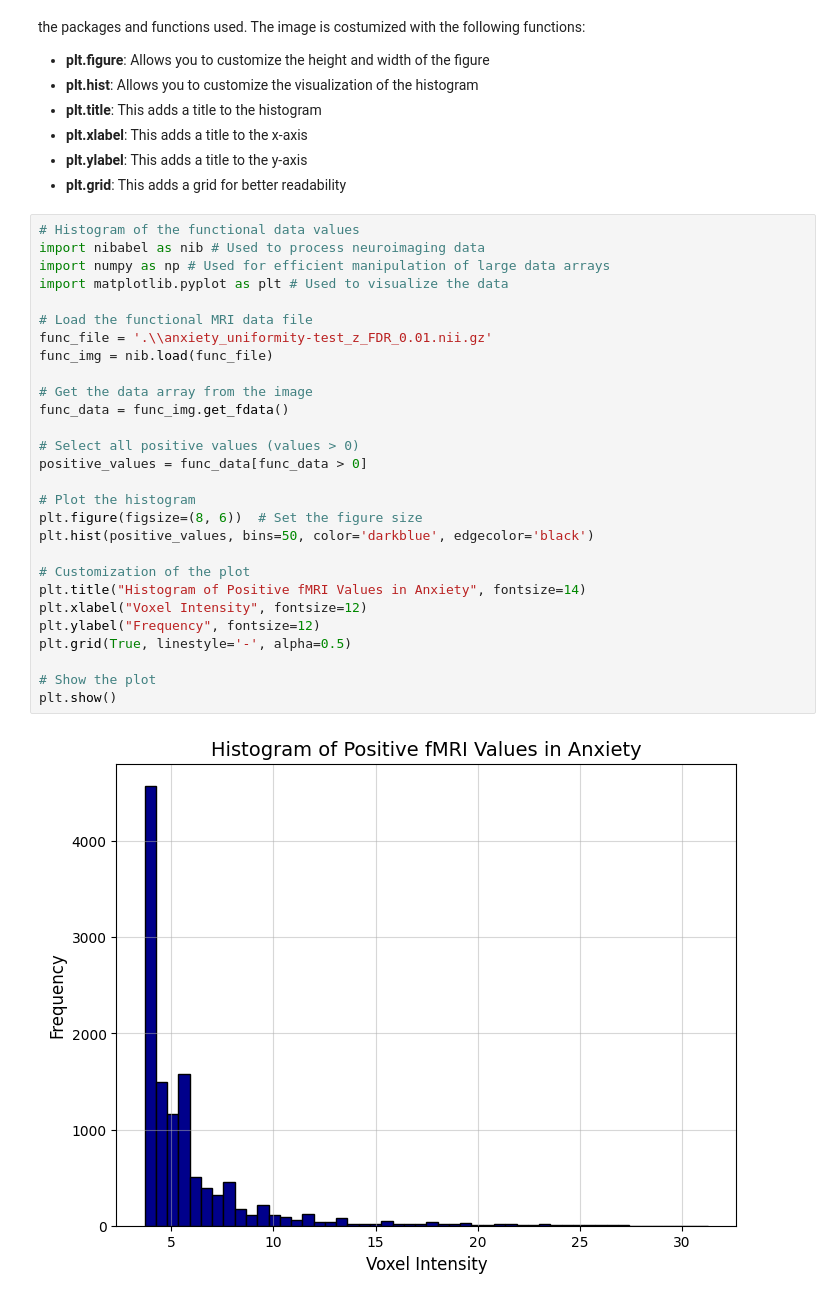
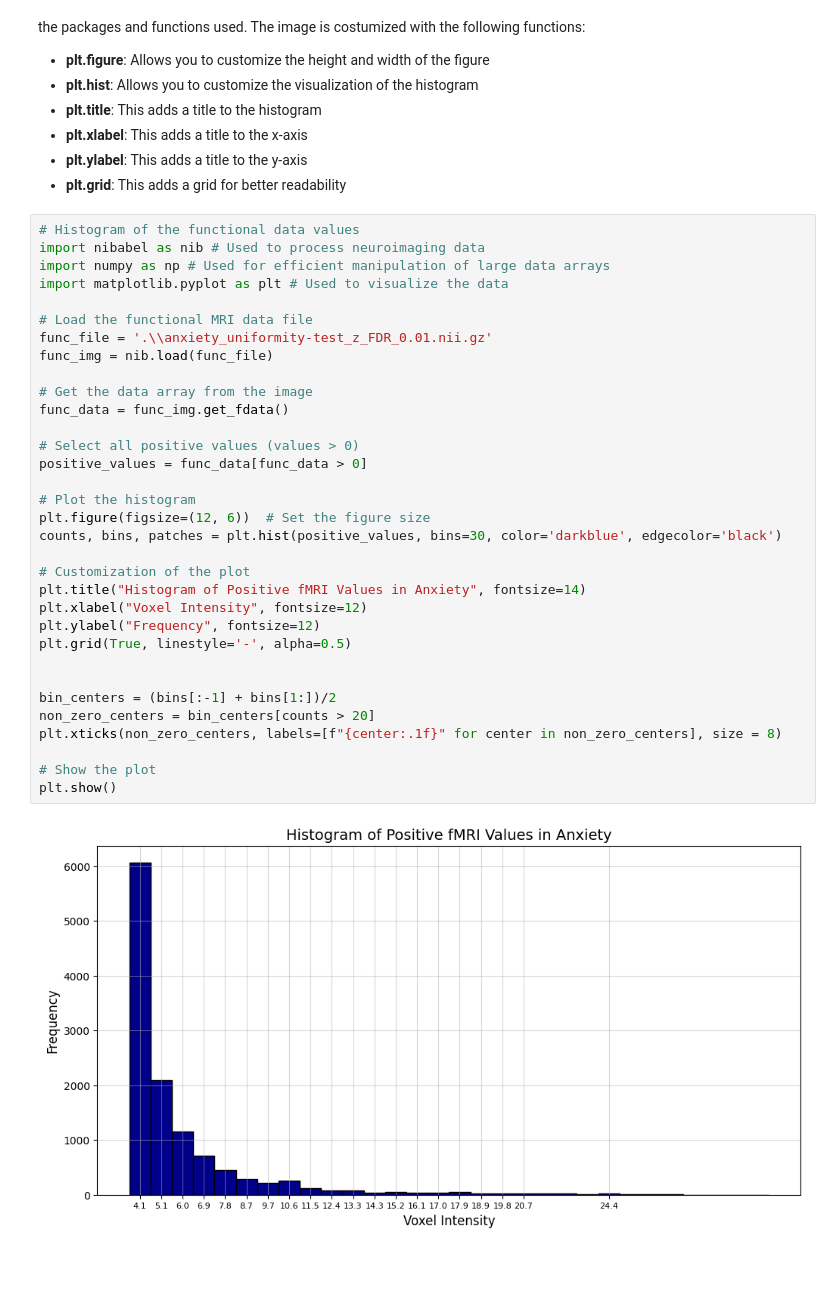
Before and after one commit to DaniqueKreike/Home-Assignment-Programming, a Jupyter notebook: VU Programming VScode Home Assignment.ipynb, the cells around one changed output. Drawn from its saved outputs; the diff is of its cells as text; blank space fills up the shorter version.

Commit message:
Very nice code! I added some x-axis ticks for the specific bins, and also reduced bin size to 30 since this allowed for a more uniform, nice curve than bin size = 50.

```diff
--- a/VU Programming VScode Home Assignment.ipynb
+++ b/VU Programming VScode Home Assignment.ipynb
@@ -65,30 +65,35 @@ This code visualizes the positive values of the functional data file in a histog
 # %%
 # Histogram of the functional data values
 import nibabel as nib # Used to process neuroimaging data
 import numpy as np # Used for efficient manipulation of large data arrays
 import matplotlib.pyplot as plt # Used to visualize the data
 
 # Load the functional MRI data file
 func_file = '.\\anxiety_uniformity-test_z_FDR_0.01.nii.gz'
 func_img = nib.load(func_file)
 
 # Get the data array from the image
 func_data = func_img.get_fdata()
 
 # Select all positive values (values > 0)
 positive_values = func_data[func_data > 0]
 
 # Plot the histogram
-plt.figure(figsize=(8, 6))  # Set the figure size
-plt.hist(positive_values, bins=50, color='darkblue', edgecolor='black')
+plt.figure(figsize=(12, 6))  # Set the figure size
+counts, bins, patches = plt.hist(positive_values, bins=30, color='darkblue', edgecolor='black')
 
 # Customization of the plot
 plt.title("Histogram of Positive fMRI Values in Anxiety", fontsize=14)
 plt.xlabel("Voxel Intensity", fontsize=12)
 plt.ylabel("Frequency", fontsize=12)
 plt.grid(True, linestyle='-', alpha=0.5)
 
+
+bin_centers = (bins[:-1] + bins[1:])/2
+non_zero_centers = bin_centers[counts > 20]
+plt.xticks(non_zero_centers, labels=[f"{center:.1f}" for center in non_zero_centers], size = 8)
+
 # Show the plot
 plt.show()
 # %% [output]
-[figure, old version]
+[figure, new version]
```
Also changed, not shown: parts of 1 cell of this notebook.
